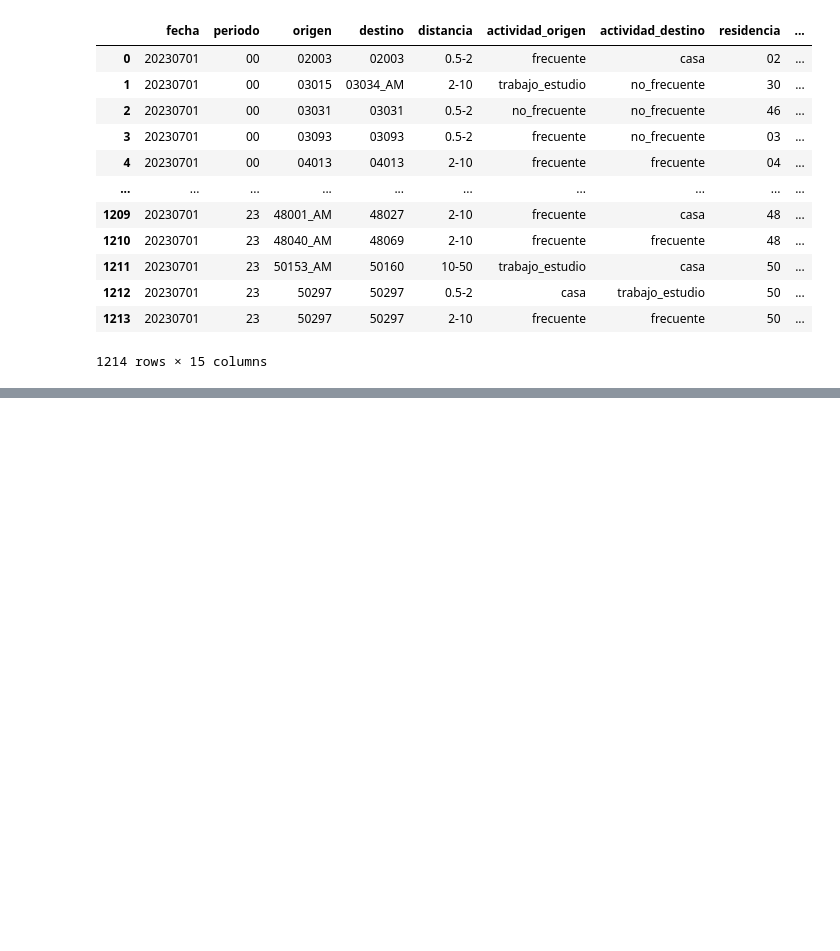
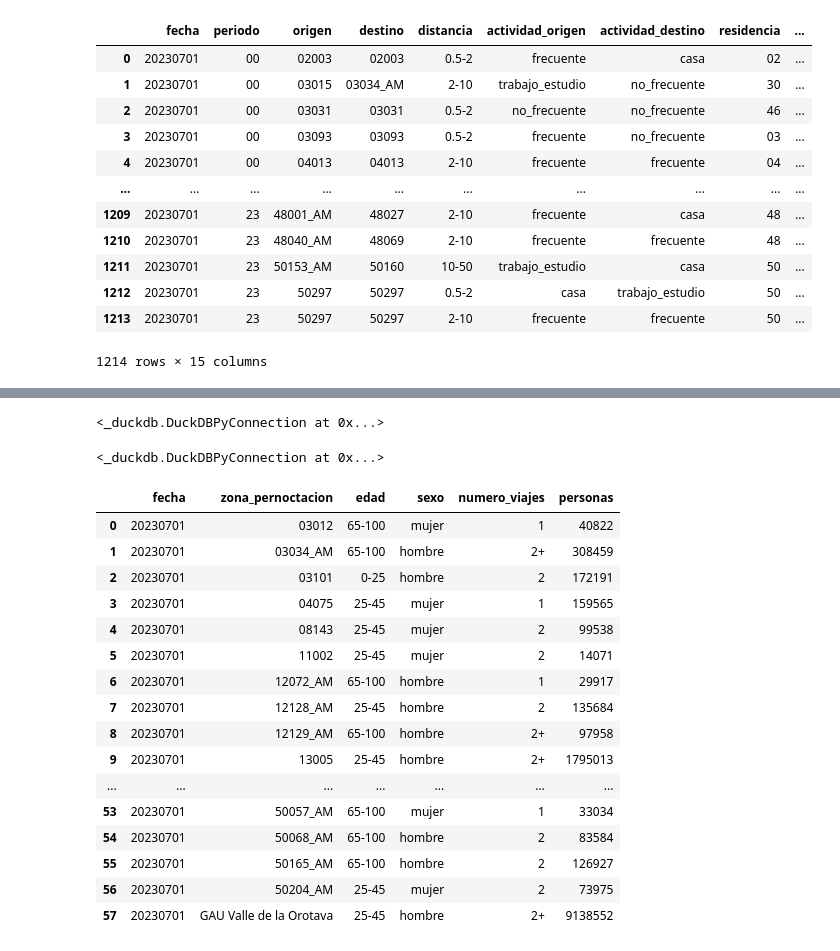
Before and after one commit to bgramaje/muceim-bigdata_project, a Jupyter notebook: notebook.ipynb, the cells around one changed output, grey strips where cells are left out. Drawn from its saved outputs; the diff is of its cells as text; code cells hidden in the pictures; blank space fills up the shorter version.

```diff
--- a/notebook.ipynb
+++ b/notebook.ipynb
@@ -225,0 +250,67 @@ SQL("""
+# %%
+con.execute("""
+    COPY (
+        SELECT
+            * EXCLUDE (personas),
+            CAST(REPLACE(personas, '.', '') AS INTEGER) AS personas
+        FROM read_csv_auto(
+            'csvs/20230701_Personas_dia_municipios.csv',
+            delim = '|',
+            columns = {
+                'fecha': 'VARCHAR',
+                'zona_pernoctacion': 'VARCHAR',
+                'edad': 'VARCHAR',
+                'sexo': 'VARCHAR',
+                'numero_viajes': 'VARCHAR',
+                'personas': 'VARCHAR'
+            }
+        ) AS cols
+        USING SAMPLE 0.1 % (BERNOULLI)
+    ) TO 'parquet/20230701_Personas_dia_municipios.parquet' (FORMAT PARQUET);
+""")
+# %% [output]
+<_duckdb.DuckDBPyConnection at 0x...>
+# %%
+con.execute("""
+    COPY (
+        SELECT
+            * EXCLUDE (personas),
+            CAST(REPLACE(personas, '.', '') AS INTEGER) AS personas
+        FROM read_csv_auto(
+            'csvs/20230701_Personas_dia_GAU.csv',
+            delim = '|',
+            columns = {
+                'fecha': 'VARCHAR',
+                'zona_pernoctacion': 'VARCHAR',
+                'edad': 'VARCHAR',
+                'sexo': 'VARCHAR',
+                'numero_viajes': 'VARCHAR',
+                'personas': 'VARCHAR'
+            }
+        ) AS cols
+        USING SAMPLE 0.1 % (BERNOULLI)
+    ) TO 'parquet/20230701_Personas_dia_GAU.parquet' (FORMAT PARQUET);
+""")
+# %% [output]
+<_duckdb.DuckDBPyConnection at 0x...>
+# %%
+df = duckdb.read_parquet('parquet/20230701_Personas_dia_GAU.parquet')
+df.fetchdf()
+# %% [output]
+|  | fecha | zona_pernoctacion | edad | sexo | numero_viajes | personas |
+| 0 | 20230701 | 03012 | 65-100 | mujer | 1 | 40822 |
+| 1 | 20230701 | 03034_AM | 65-100 | hombre | 2+ | 308459 |
+| 2 | 20230701 | 03101 | 0-25 | hombre | 2 | 172191 |
+| 3 | 20230701 | 04075 | 25-45 | mujer | 1 | 159565 |
+| 4 | 20230701 | 08143 | 25-45 | mujer | 2 | 99538 |
+| 5 | 20230701 | 11002 | 25-45 | mujer | 2 | 14071 |
+| 6 | 20230701 | 12072_AM | 65-100 | hombre | 1 | 29917 |
+| 7 | 20230701 | 12128_AM | 25-45 | hombre | 2 | 135684 |
+| 8 | 20230701 | 12129_AM | 65-100 | hombre | 2+ | 97958 |
+| 9 | 20230701 | 13005 | 25-45 | hombre | 2+ | 1795013 |
+| ... | ... | ... | ... | ... | ... | ... |
+| 53 | 20230701 | 50057_AM | 65-100 | mujer | 1 | 33034 |
+| 54 | 20230701 | 50068_AM | 65-100 | hombre | 2 | 83584 |
+| 55 | 20230701 | 50165_AM | 65-100 | hombre | 2 | 126927 |
+| 56 | 20230701 | 50204_AM | 25-45 | mujer | 2 | 73975 |
+| 57 | 20230701 | GAU Valle de la Orotava | 25-45 | hombre | 2+ | 9138552 |
```
Also changed, not shown: parts of 4 cells of this notebook, 3 other files.
